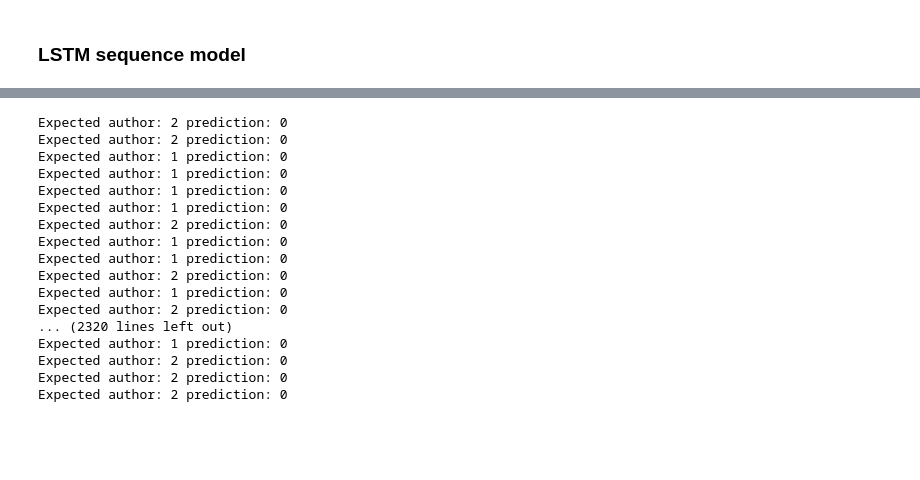
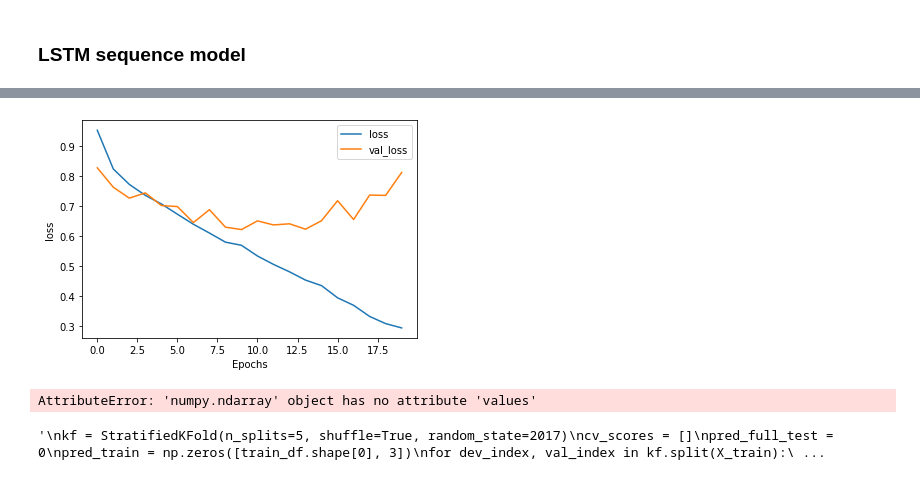
Before and after one commit to dsanyal/Spooky_Author_Classification, a Jupyter notebook: src/model.ipynb, the cells around one changed output, grey strips where cells are left out. Saved outputs shown, nothing was run; the diff lists cells and outputs as text; code cells hidden in the pictures; blank space fills up the shorter version.

```diff
--- a/src/model.ipynb
+++ b/src/model.ipynb
@@ -543,7 +550,22 @@ def create_model(word_to_vec_map, word_index, emb_dim, max_len):
     return model
+# %%
+train = pd.read_csv('../input/train.csv')
+#train.loc[:, 'author'] = train.author.map({'EAP':0, 'HPL': 1, 'MWS': 2})
+X_train, X_test, y_train, y_test = train_test_split(train, train.author, test_size=0.2,
+                                                  shuffle=True, random_state=999, stratify = train.author)
+
+lbl_enc = LabelEncoder()
+lbl_enc.fit(y_train)
+y_train = lbl_enc.transform(y_train)
+y_test = lbl_enc.transform(y_test)
+
+X_train.reset_index(drop=True, inplace=True)
+X_test.reset_index(drop=True, inplace=True)
 # %%
+from keras.utils import np_utils
+
 emb_dim = 100
-max_len = 200
+max_len = 150
 
 tokenizer = tokenize(train.text)
 word_index = tokenizer.word_index
@@ -552,10 +574,12 @@ print('Found %s unique tokens.' % len(word_index))
 X_train_emb = text_to_seq(tokenizer, text_corpus = X_train.text, max_len = max_len)
 X_test_emb = text_to_seq(tokenizer, text_corpus =  X_test.text, max_len = max_len)
 
-print('{} training examples exceeded max_len\n'.format(np.sum(X_train_emb[:, max_len-1]!=0)))
+print('{} training examples exceeded max_len'.format(np.sum(X_train_emb[:, max_len-1]!=0)))
+print('{} test examples exceeded max_len\n'.format(np.sum(X_test_emb[:, max_len-1]!=0)))
 
-Y_train_oh = convert_to_one_hot(y_train.values, C = 3)
-Y_test_oh = convert_to_one_hot(y_test.values, C = 3)
+Y_train_oh = np_utils.to_categorical(y_train, dtype = 'int32')
+Y_test_oh = np_utils.to_categorical(y_test, dtype = 'int32')
+
 
 K.clear_session()
 model = create_model(word_to_vec_map, word_index, emb_dim, max_len)
@@ -580,10 +604,10 @@ Non-trainable params: 4,489,600
 _________________________________________________________________
-# %%
-model.compile(loss='categorical_crossentropy', optimizer='adam')
 # %%
+model.compile(loss='categorical_crossentropy', optimizer='adam', metrics= ['accuracy'])
+
 early_stop = EarlyStopping(monitor='val_loss', patience=10)
 
-model.fit(X_train_emb, Y_train_oh, batch_size=512, epochs=2, verbose=1,
+history = model.fit(X_train_emb, Y_train_oh, batch_size=256, epochs=20, verbose=1,
           validation_data=(X_test_emb, Y_test_oh), callbacks=[early_stop])
 # %% [output]
 Train on 15663 samples, validate on 3916 samples
@@ -603,27 +623,25 @@ pred = model.predict(X_test_emb)
+# %%
+def plot_graphs(history, metric):
+    plt.plot(history.history[metric])
+    plt.plot(history.history['val_'+metric], '')
+    plt.xlabel("Epochs")
+    plt.ylabel(metric)
+    plt.legend([metric, 'val_'+metric])
+    plt.show()
+
+plot_graphs(history, 'loss')
+# %% [output]
+[figure, added]
 # %%
 # This code allows you to see the mislabelled examples
+count = 0
 for i in range(len(X_test_emb)):
     num = np.argmax(pred[i])
     if(num != y_test.values[i]):
-        print('Expected author: {} prediction: {} '.format (y_test.values[i], num))
+        count+=1
+        print('Expected author: {} prediction: {} row number: {} '.format (y_test.values[i], num, i))
 # %% [output]
-Expected author: 2 prediction: 0
-Expected author: 2 prediction: 0
-Expected author: 1 prediction: 0
-Expected author: 1 prediction: 0
-Expected author: 1 prediction: 0
-Expected author: 1 prediction: 0
-Expected author: 2 prediction: 0
-Expected author: 1 prediction: 0
-Expected author: 1 prediction: 0
-Expected author: 2 prediction: 0
-Expected author: 1 prediction: 0
-Expected author: 2 prediction: 0
-... (2320 lines left out)
-Expected author: 1 prediction: 0
-Expected author: 2 prediction: 0
-Expected author: 2 prediction: 0
-Expected author: 2 prediction: 0
+AttributeError: 'numpy.ndarray' object has no attribute 'values'
 # %%
 '''
 kf = StratifiedKFold(n_splits=5, shuffle=True, random_state=2017)
@@ -645,3 +663,5 @@ out_df.columns = ['EAP', 'HPL', 'MWS']
 out_df.insert(0, 'id', test_id)
 out_df.to_csv("sub_fe.csv", index=False)
 '''
+# %% [output]
+'\nkf = StratifiedKFold(n_splits=5, shuffle=True, random_state=2017)\ncv_scores = []\npred_full_test = 0\npred_train = np.zeros([train_df.shape[0], 3])\nfor dev_index, val_index in kf.split(X_train):\ ...
```
Also changed, not shown: parts of 12 cells of this notebook, 1 other file.
